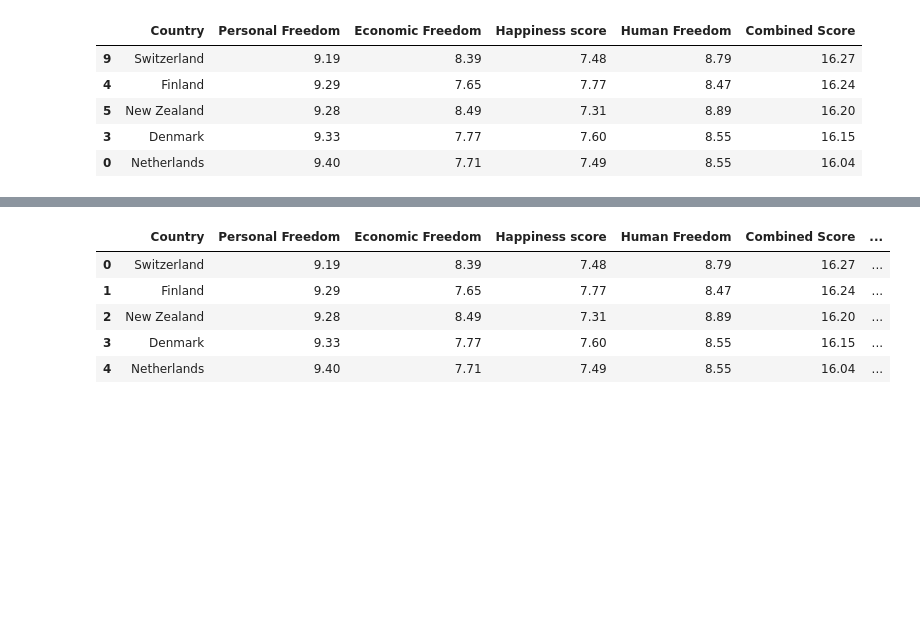
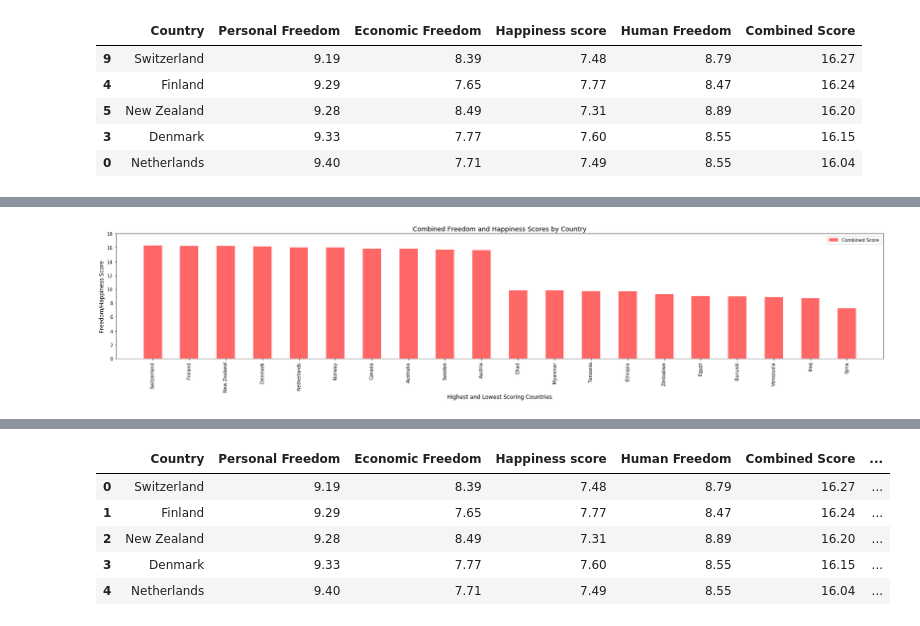
Before and after one commit to Faedra/Freedom-and-Happiness, a Jupyter notebook: thefunstuff/shannon_working_notebook.ipynb, the cells around one changed output, grey strips where cells are left out. Saved outputs shown, nothing was run; the diff lists cells and outputs as text; code cells hidden in the pictures; blank space fills up the shorter version.

```diff
--- a/thefunstuff/shannon_working_notebook.ipynb
+++ b/thefunstuff/shannon_working_notebook.ipynb
@@ -157,3 +142,23 @@ plt.show()
+# %%
+multiplot = hl_top_bottom_df.plot(
+    kind="bar",
+    color='r',
+    alpha=0.6,
+    align="center")
+
+multiplot.set_xticklabels(hl_top_bottom_df["Country"])
+
+plt.title("Combined Freedom and Happiness Scores by Country", fontsize=14)
+plt.ylabel("Freedom/Happiness Score", fontsize=12)
+plt.xlabel("Highest and Lowest Scoring Countries", fontsize=12)
+
+plt.rcParams["figure.figsize"] = (20, 3)
+plt.xlim(-1.0, len(np.arange(len(hl_top_bottom_df))))
+plt.ylim(0, 18)
+plt.savefig("q1_country_scores.png")
+plt.show()
+# %% [output]
+[figure, added]
 # %%
 import gmaps
 from geocode_config import gkey
```
Also changed, not shown: parts of 12 cells of this notebook.
